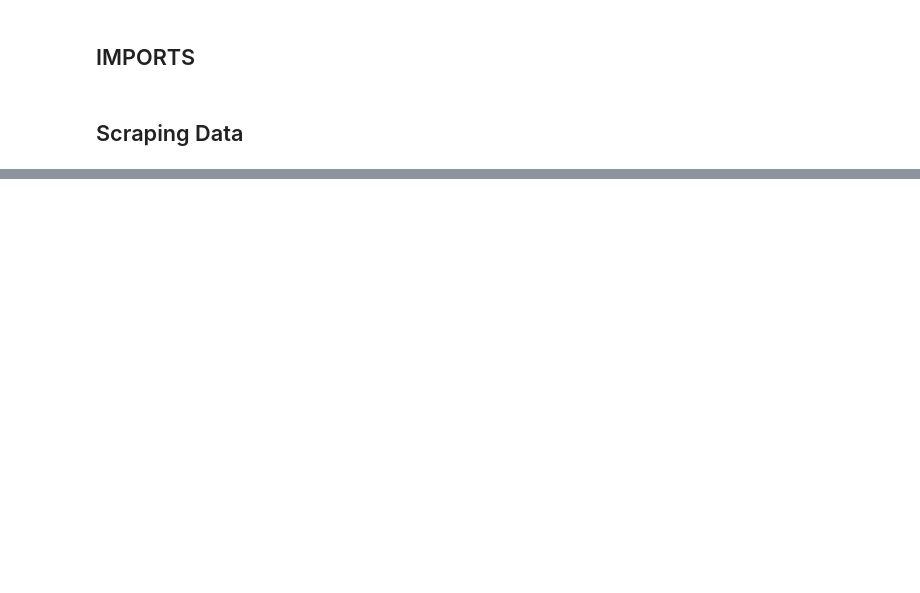
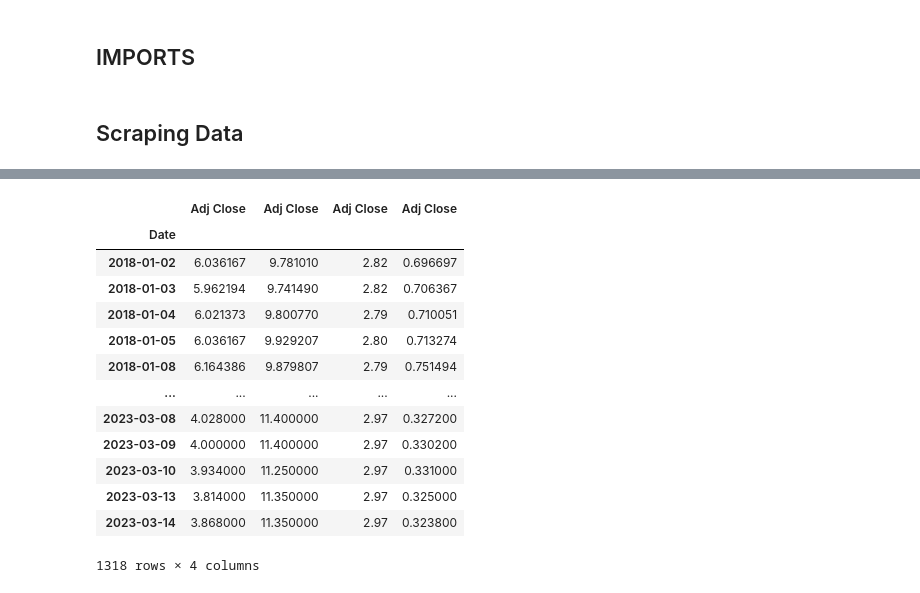
Before and after one commit to anilembel/Portfolio_Forecasting_Optimization, a Jupyter notebook: NoteBooks/Footballstocks analyses.ipynb, the cells around one changed output, grey strips where cells are left out. Cells and saved outputs as stored; diff of their text form; code cells hidden in the pictures; blank space fills up the shorter version.

```diff
--- a/NoteBooks/Footballstocks analyses.ipynb
+++ b/NoteBooks/Footballstocks analyses.ipynb
@@ -117,0 +18,15 @@ df.setindex('Date', inplace=True)
+# %%
+
+# I want to get data on the football clubs Borussia Dortmund, Real Madrid, Galatasaray and Juventus
+symbols = ['BVB.DE', 'AJAX.AS', 'OLG.PA', 'JUVE.MI']
+
+#  I used yahoo finance to get the data
+start_date = '2018-01-01'
+end_date = datetime.today().strftime('%Y-%m-%d')
+
+data1 = yf.download(symbols[0], start=start_date, end=end_date)['Adj Close']
+data2 = yf.download(symbols[1], start=start_date, end=end_date)['Adj Close']
+data3 = yf.download(symbols[2], start=start_date, end=end_date)['Adj Close']
+data4 = yf.download(symbols[3], start=start_date, end=end_date)['Adj Close']
+
+data_Adj = pd.concat([data1, data2, data3, data4], axis=1)
@@ -117,0 +52,17 @@ df.setindex('Date', inplace=True)
+# %%
+data_Adj.dropna()
+# %% [output]
+|  | Adj Close | Adj Close | Adj Close | Adj Close |
+| Date |  |  |  |  |
+| 2018-01-02 | 6.036167 | 9.781010 | 2.82 | 0.696697 |
+| 2018-01-03 | 5.962194 | 9.741490 | 2.82 | 0.706367 |
+| 2018-01-04 | 6.021373 | 9.800770 | 2.79 | 0.710051 |
+| 2018-01-05 | 6.036167 | 9.929207 | 2.80 | 0.713274 |
+| 2018-01-08 | 6.164386 | 9.879807 | 2.79 | 0.751494 |
+| ... | ... | ... | ... | ... |
+| 2023-03-08 | 4.028000 | 11.400000 | 2.97 | 0.327200 |
+| 2023-03-09 | 4.000000 | 11.400000 | 2.97 | 0.330200 |
+| 2023-03-10 | 3.934000 | 11.250000 | 2.97 | 0.331000 |
+| 2023-03-13 | 3.814000 | 11.350000 | 2.97 | 0.325000 |
+| 2023-03-14 | 3.868000 | 11.350000 | 2.97 | 0.323800 |
+1318 rows × 4 columns
```
Also changed, not shown: parts of 49 cells of this notebook.
